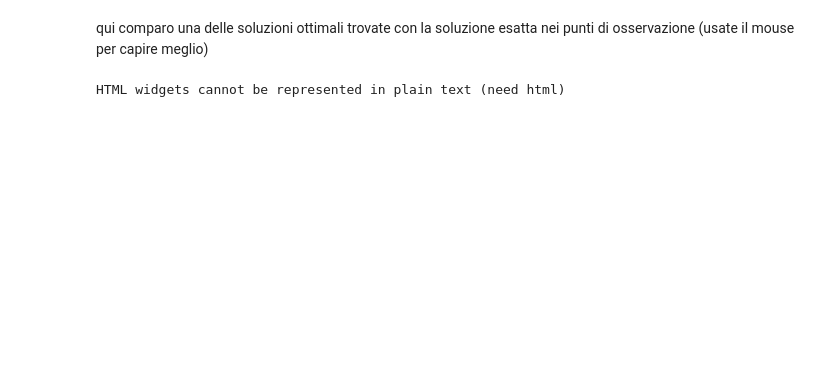
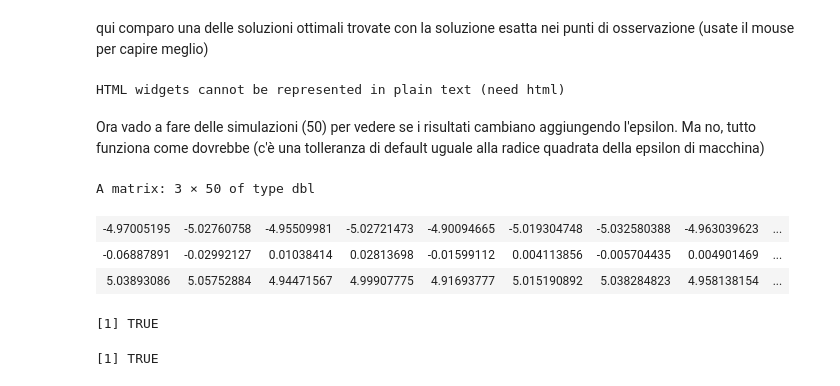
Before and after one commit to martinoischia/fdaPDE-workplace, a Jupyter notebook: Cshape_lab.ipynb, the cells around one changed output. Saved outputs shown, nothing was run; the diff lists cells and outputs as text; code cells hidden in the pictures; blank space fills up the shorter version.

```diff
--- a/Cshape_lab.ipynb
+++ b/Cshape_lab.ipynb
@@ -103,3 +72,20 @@ points3d(kim$loc[,1], kim$loc[,2] , kim$func_evaluation1, col='red')
 rglwidget()
 # %% [output]
 HTML widgets cannot be represented in plain text (need html)
+# %% [markdown]
+Ora vado a fare delle simulazioni (50) per vedere se i risultati cambiano aggiungendo l'epsilon. Ma no, tutto funziona come dovrebbe (c'è una tolleranza di default uguale alla radice quadrata della epsilon di macchina)
+# %%
+kim$f_bimat
+# %% [output]
+A matrix: 3 × 50 of type dbl
+| -4.97005195 | -5.02760758 | -4.95509981 | -5.02721473 | -4.90094665 | -5.019304748 | -5.032580388 | -4.963039623 | ... |
+| -0.06887891 | -0.02992127 | 0.01038414 | 0.02813698 | -0.01599112 | 0.004113856 | -0.005704435 | 0.004901469 | ... |
+| 5.03893086 | 5.05752884 | 4.94471567 | 4.99907775 | 4.91693777 | 5.015190892 | 5.038284823 | 4.958138154 | ... |
+# %%
+all.equal(kim$f_betamat, updated$f_betamat)
+# %% [output]
+[1] TRUE
+# %%
+all.equal(kim$f_bimat, updated$f_bimat)
+# %% [output]
+[1] TRUE
```
Also changed, not shown: parts of 10 cells of this notebook, 6 other files.
